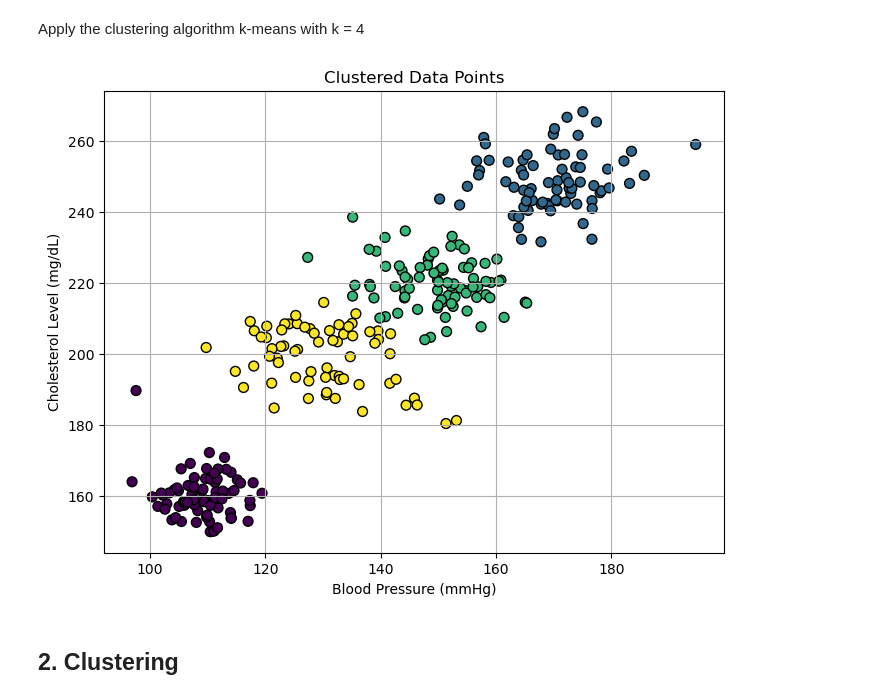
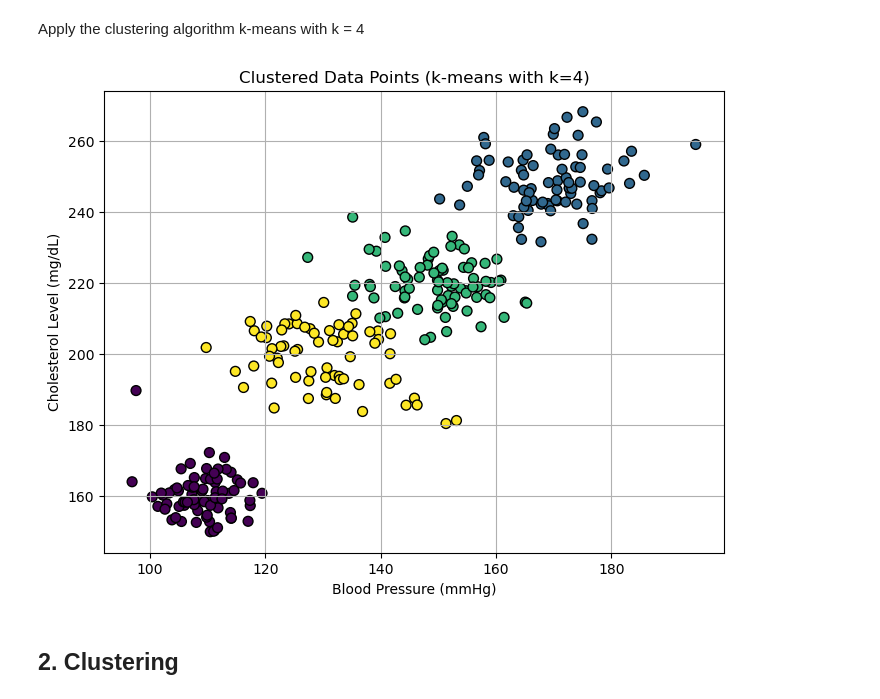
Before and after one commit to Hospital-Da-Luz-Learning-Health/MLCatolica25, a Jupyter notebook: Aula 4 - Unsupervised Learning/Learning Notebook.ipynb, the cells around one changed output. Saved outputs shown, nothing was run; the diff lists cells and outputs as text; code cells hidden in the pictures.

```diff
--- a/Aula 4 - Unsupervised Learning/Learning Notebook.ipynb
+++ b/Aula 4 - Unsupervised Learning/Learning Notebook.ipynb
@@ -173,21 +173,21 @@ Apply the clustering algorithm k-means with k = 4
 # %%
 # Apply K-Means clustering
 kmeans = KMeans(n_clusters=4, random_state=0)
 labels = kmeans.fit_predict(X)
 
 # Plotting
 plt.figure(figsize=(8, 6))
 
 # Plot data points with colors representing clusters
 plt.scatter(X[:, 0], X[:, 1], c=labels, cmap='viridis', edgecolor='k', s=50)
 
 plt.xlabel('Blood Pressure (mmHg)')
 plt.ylabel('Cholesterol Level (mg/dL)')
-plt.title('Clustered Data Points')
+plt.title('Clustered Data Points (k-means with k=4)')
 plt.grid(True)
 plt.show()
 # %% [output]
-[figure, old version]
+[figure, new version]
 # %% [markdown]
 ## 2. Clustering
 # %% [markdown]
```
Also changed, not shown: parts of 1 cell of this notebook, 7 other files.
